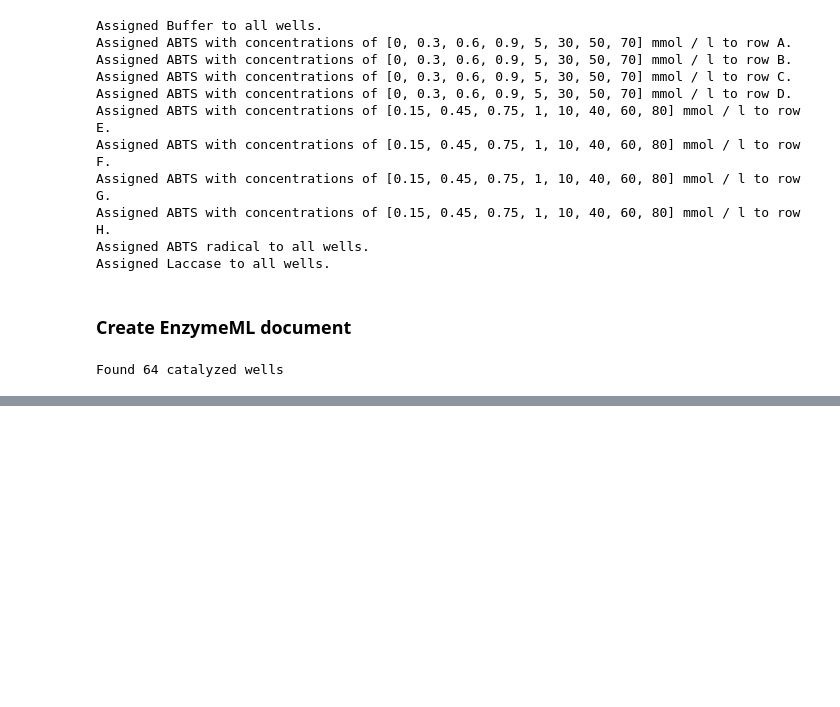
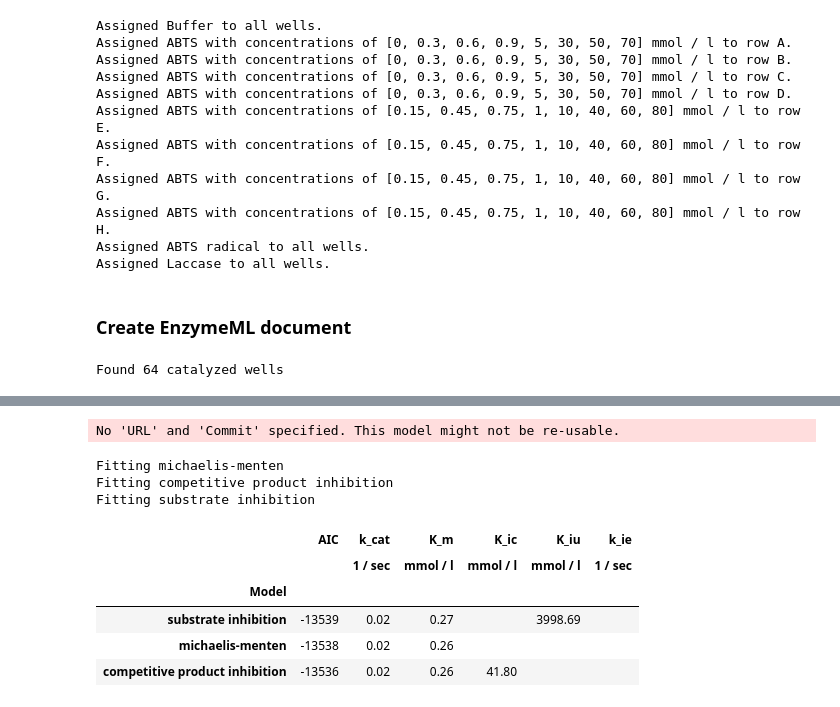
Before and after one commit to haeussma/MTPHandler, a Jupyter notebook: MTPHandler/examples/megellan_example.ipynb, the cells around one changed output, grey strips where cells are left out. Saved outputs shown, nothing was run; the diff lists cells and outputs as text; code cells hidden in the pictures; blank space fills up the shorter version.

```diff
--- a/MTPHandler/examples/megellan_example.ipynb
+++ b/MTPHandler/examples/megellan_example.ipynb
@@ -154,10 +149,3 @@ substrate_inhibition = estimator.add_model(
     name="substrate inhibition",
     equation="substrate = -k_cat * enzyme * substrate / (K_m + ((1+(substrate/K_iu))*substrate))",
 )
-
-# Enzyme rate laws
-enzyme_inactivation = estimator.add_model(
-    id="model2",
-    name="enzyme inactivation",
-    equation="enzyme = -k_ie * enzyme ",
-)
@@ -175,2 +152,15 @@ KeyboardInterrupt:
+# %%
+estimator.fit_models()
+# %% [output]
+No 'URL' and 'Commit' specified. This model might not be re-usable.
+Fitting michaelis-menten
+Fitting competitive product inhibition
+Fitting substrate inhibition
+|  | AIC | k_cat | K_m | K_ic | K_iu | k_ie |
+|  |  | 1 / sec | mmol / l | mmol / l | mmol / l | 1 / sec |
+| Model |  |  |  |  |  |  |
+| substrate inhibition | -13539 | 0.02 | 0.27 |  | 3998.69 |  |
+| michaelis-menten | -13538 | 0.02 | 0.26 |  |  |  |
+| competitive product inhibition | -13536 | 0.02 | 0.26 | 41.80 |  |  |
 # %%
 estimator.visualize()
```
Also changed, not shown: parts of 5 cells of this notebook, 4 other files.
